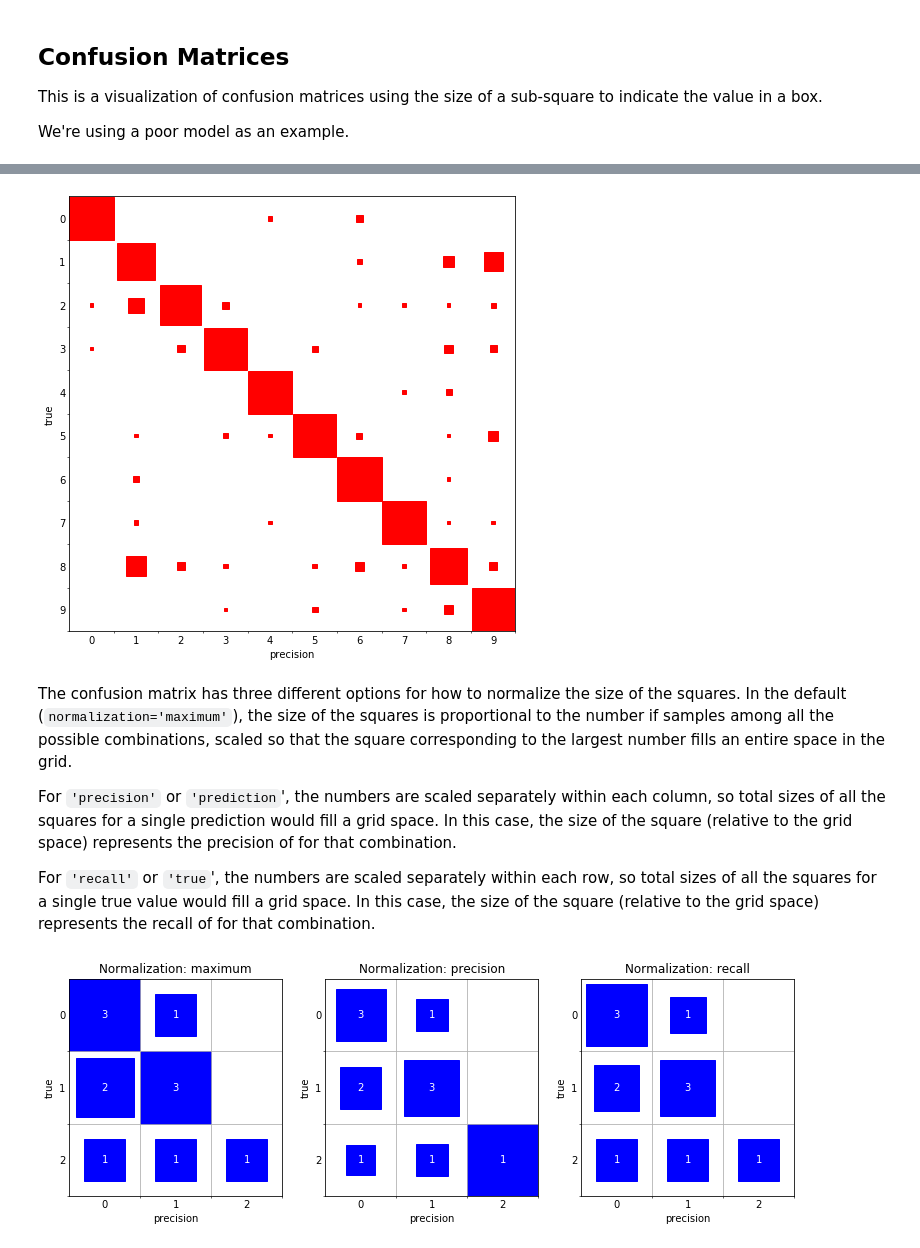
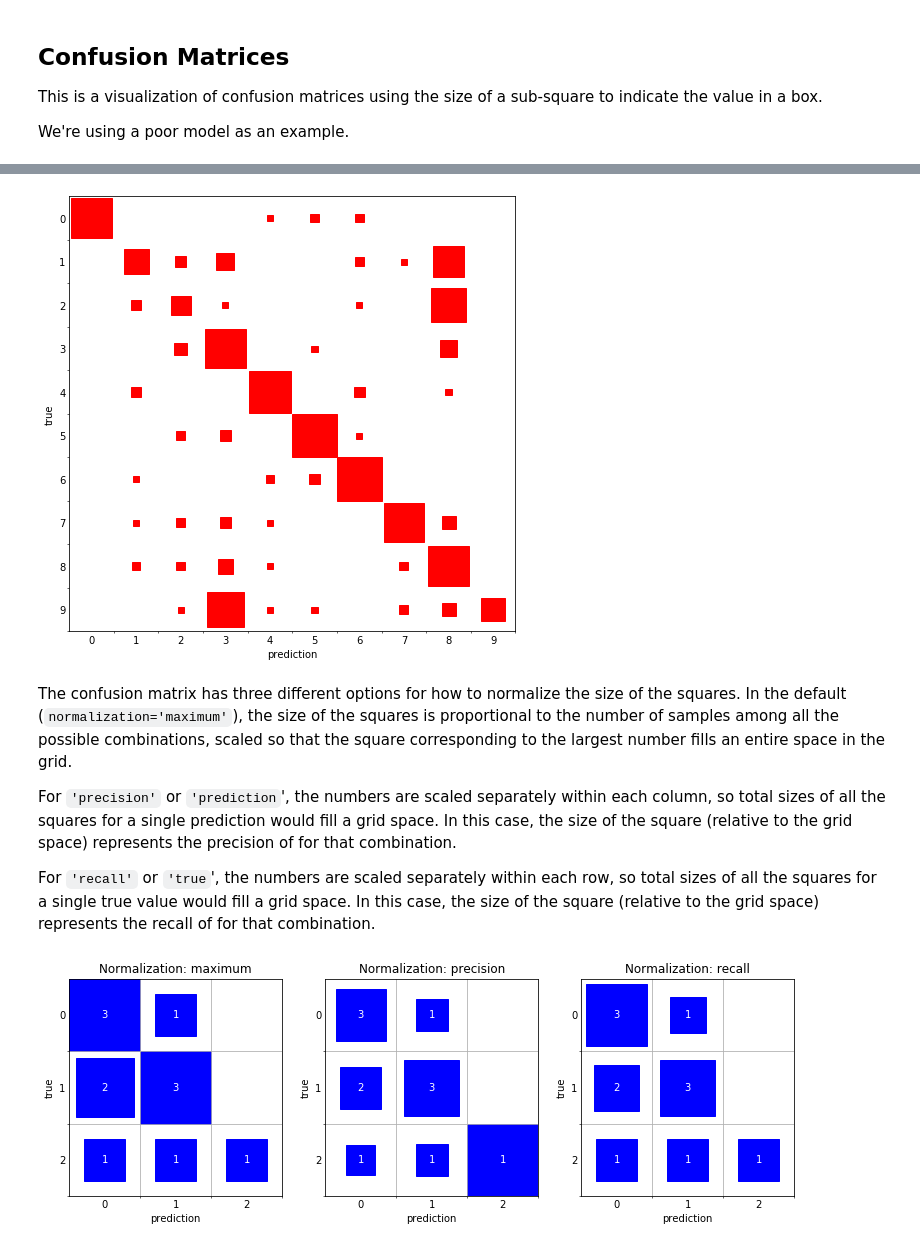
Before and after one commit to jackbenn/graphing_tools, a Jupyter notebook: Usage.ipynb, the cells around one changed output, grey strips where cells are left out. Drawn from its saved outputs; the diff is of its cells as text; code cells hidden in the pictures.

Commit message:
add option for circles in confusion matrix, correct precision->prediction and other wording fixes

```diff
--- a/Usage.ipynb
+++ b/Usage.ipynb
@@ -43,8 +43,8 @@ data = load_digits()
 X = data.data
 y = data.target
 # %%
-X_train, X_test, y_train, y_test = train_test_split(X, y, test_size=0.95)
+X_train, X_test, y_train, y_test = train_test_split(X, y, test_size=0.3)
 # %%
-model = LogisticRegression()
+model = DecisionTreeClassifier(max_depth=5)
 model.fit(X_train, y_train)
 # %% [output]
@@ -63,13 +63,15 @@ LogisticRegression(C=1.0, class_weight=None, dual=False, fit_intercept=True,
 # %%
 fig, ax = plt.subplots(figsize=(8,8))
 tools.plot_confusion_matrix(ax,
                             y_test, model.predict(X_test),
-                            area=True, grid=False, color='r', transpose=True)
+                            shape='square',
+                            area=True, grid=False,
+                            color='r', transpose=True)
 plt.savefig('images/confusion.png')
 # %% [output]
-[figure, old version]
+[figure, new version]
 # %% [markdown]
-The confusion matrix has three different options for how to normalize the size of the squares. In the default (`normalization='maximum'`), the size of the squares is proportional to the number if samples among all the possible combinations, scaled so that the square corresponding to the largest number fills an entire space in the grid.
+The confusion matrix has three different options for how to normalize the size of the squares. In the default (`normalization='maximum'`), the size of the squares is proportional to the number of samples among all the possible combinations, scaled so that the square corresponding to the largest number fills an entire space in the grid.
 
 For `'precision'` or `'prediction`', the numbers are scaled separately within each column, so total sizes of all the squares for a single prediction would fill a grid space. In this case, the size of the square (relative to the grid space) represents the precision of for that combination.
 
```
Also changed, not shown: parts of 7 cells of this notebook, 3 other files.
